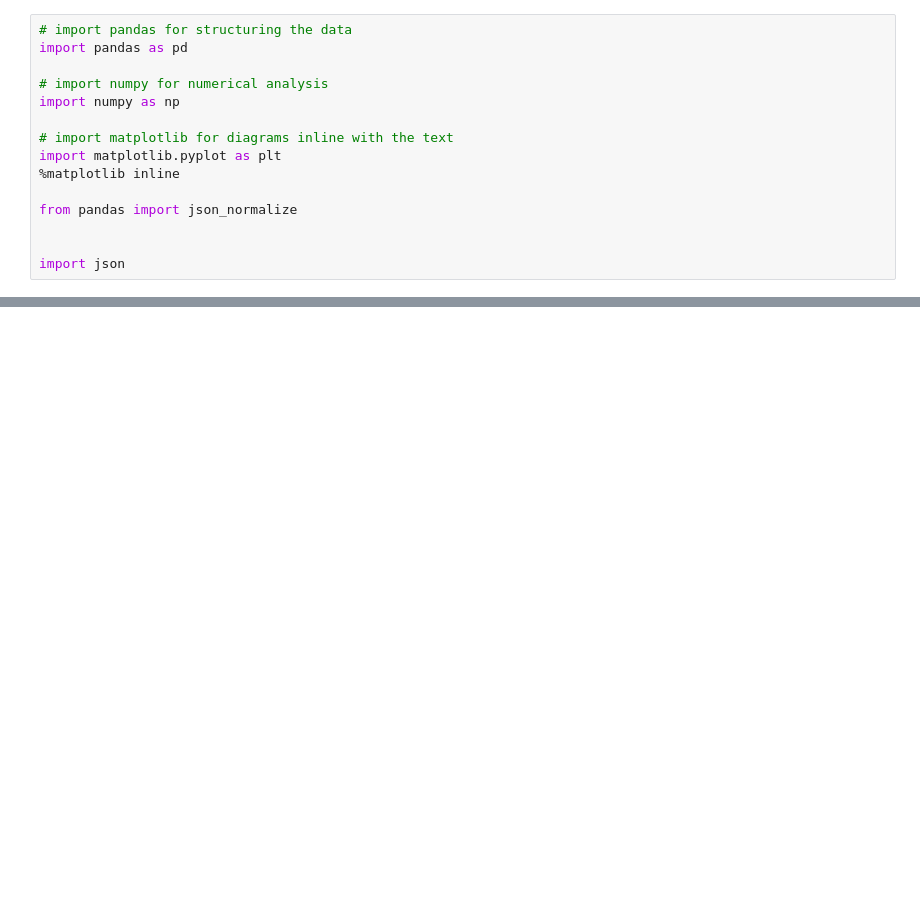
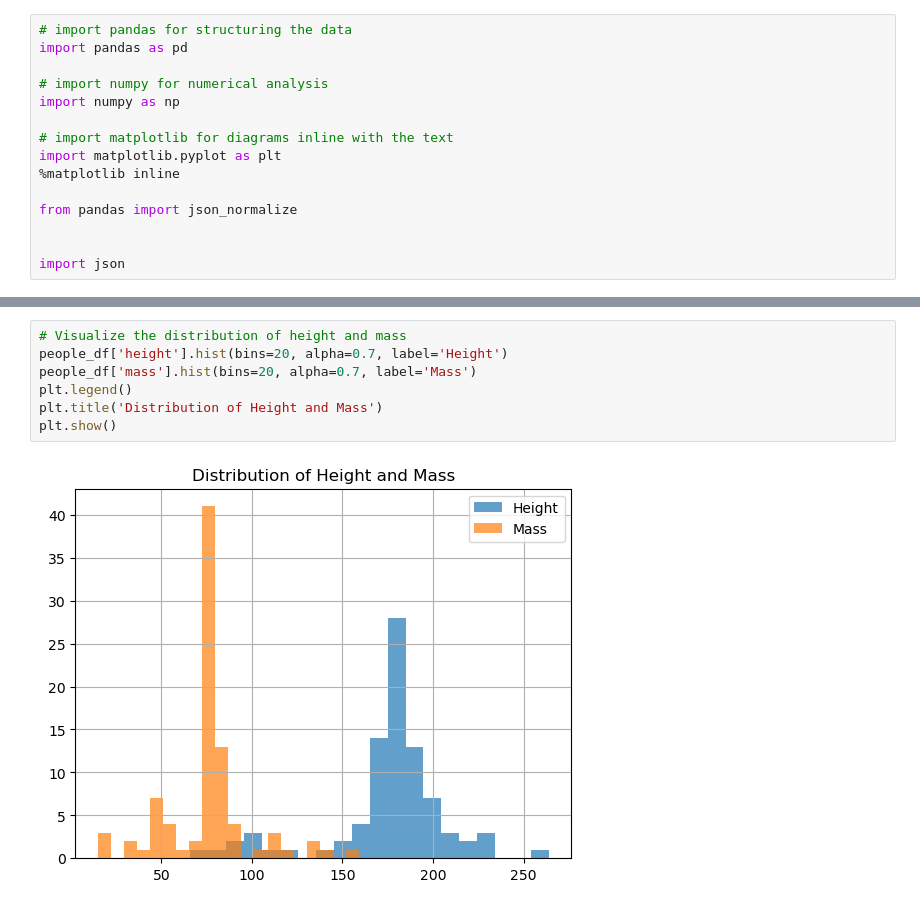
Before and after one commit to Freddo-404/BI-FFJR, a Jupyter notebook: Starwars.ipynb, the cells around one changed output, grey strips where cells are left out. Cells and saved outputs as stored; diff of their text form; blank space fills up the shorter version.

```diff
--- a/Starwars.ipynb
+++ b/Starwars.ipynb
@@ -31,0 +188,9 @@ people_df.head(5)  # Display the first 5 rows of the DataFrame
+# %%
+# Visualize the distribution of height and mass
+people_df['height'].hist(bins=20, alpha=0.7, label='Height')
+people_df['mass'].hist(bins=20, alpha=0.7, label='Mass')
+plt.legend()
+plt.title('Distribution of Height and Mass')
+plt.show()
+# %% [output]
+[figure, added]
```
Also changed, not shown: parts of 23 cells of this notebook.
